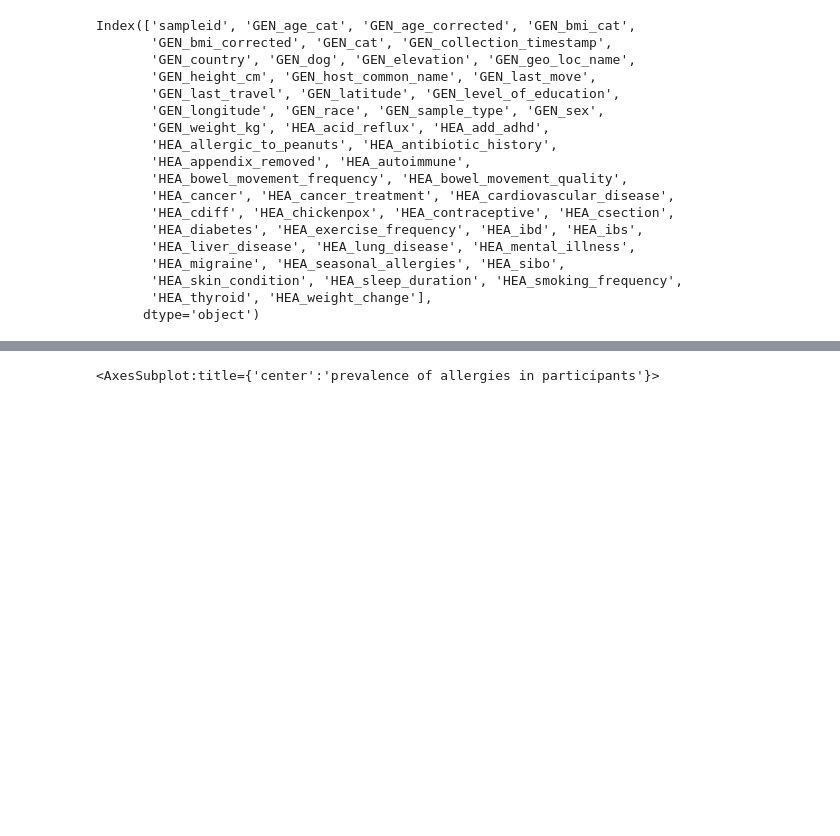
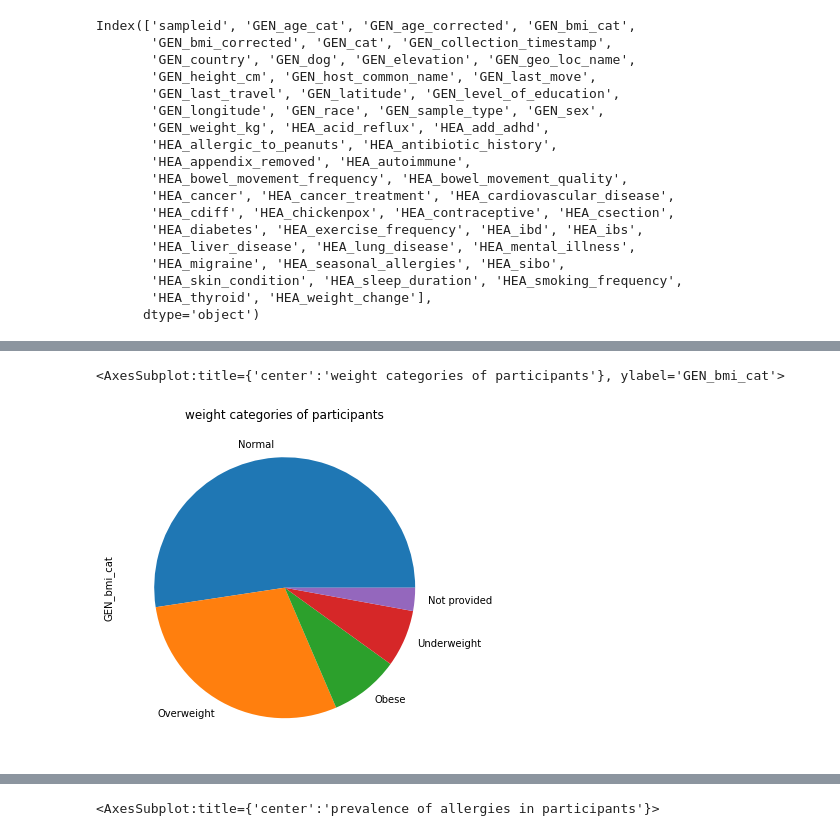
Before and after one commit to annawet/Poop-Power, a Jupyter notebook: ExploringMetadata.ipynb, the cells around one changed output, grey strips where cells are left out. Cells and saved outputs as stored; diff of their text form; code cells hidden in the pictures; blank space fills up the shorter version.

```diff
--- a/ExploringMetadata.ipynb
+++ b/ExploringMetadata.ipynb
@@ -53,0 +64,5 @@ Index(['sampleid', 'GEN_age_cat', 'GEN_age_corrected', 'GEN_bmi_cat',
+# %%
+df_demo.GEN_bmi_cat.value_counts().plot(kind = 'pie', title = 'weight categories of participants',  figsize = [16, 6])
+# %% [output]
+<AxesSubplot:title={'center':'weight categories of participants'}, ylabel='GEN_bmi_cat'>
+[figure, added]
```
Also changed, not shown: parts of 8 cells of this notebook.
